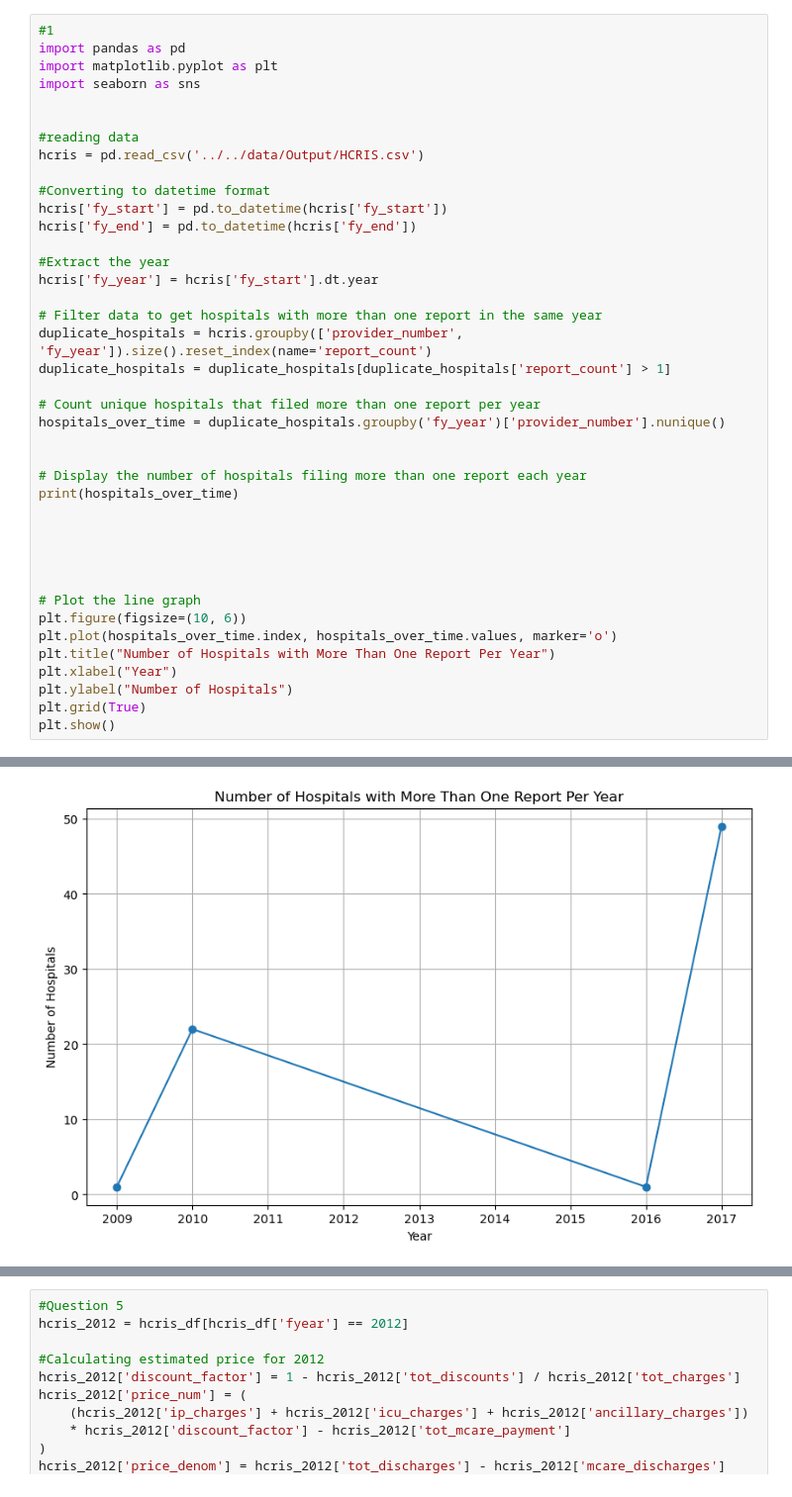
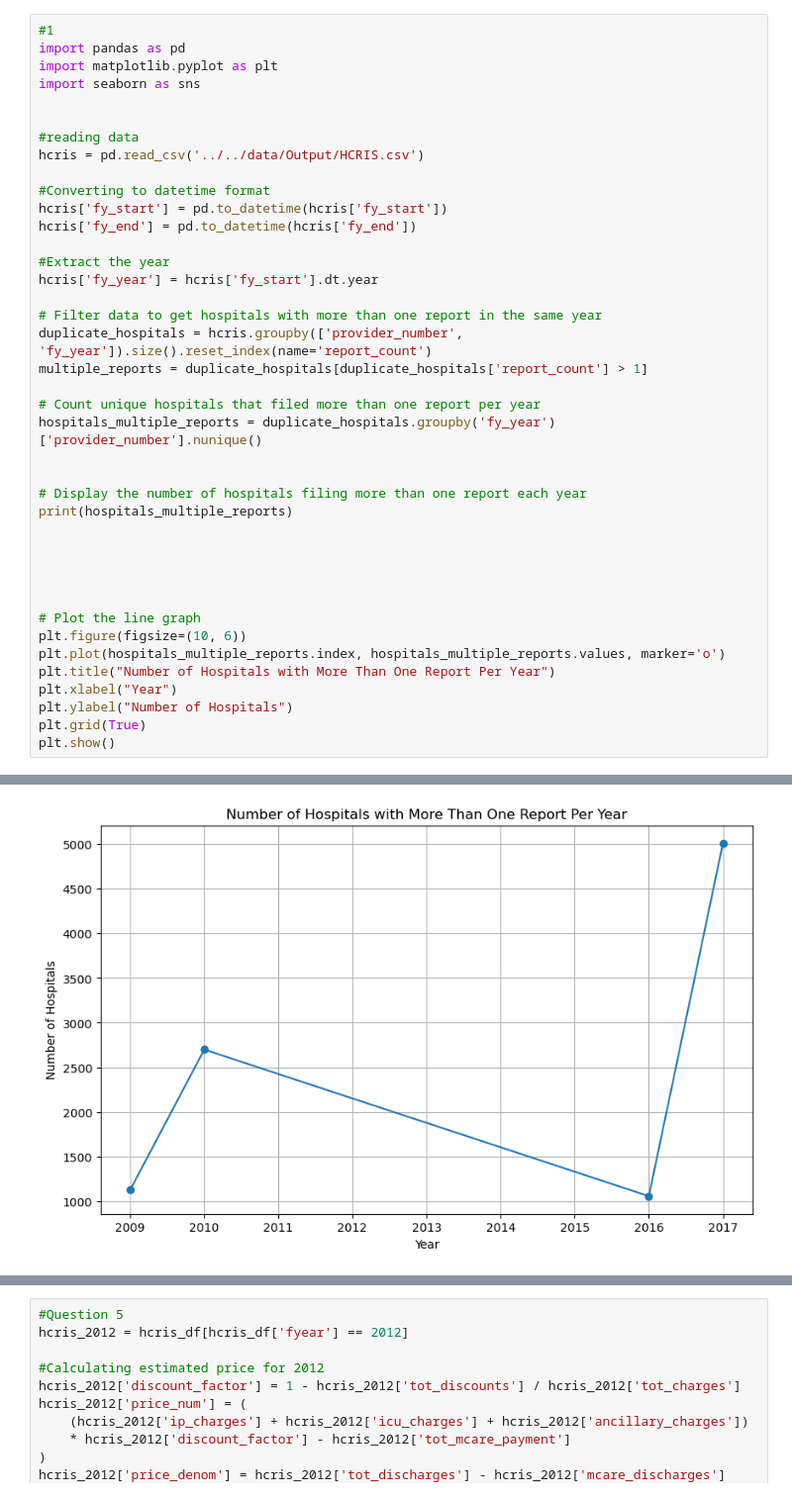
Before and after one commit to avanthp/Homework2-, a Jupyter notebook: Submission1/Analysis/Summarize_Data.ipynb, the cells around one changed output, grey strips where cells are left out. Shown at 99% size. Drawn from its saved outputs; the diff is of its cells as text.

```diff
--- a/Submission1/Analysis/Summarize_Data.ipynb
+++ b/Submission1/Analysis/Summarize_Data.ipynb
@@ -17,14 +17,14 @@ hcris['fy_year'] = hcris['fy_start'].dt.year
 
 # Filter data to get hospitals with more than one report in the same year
 duplicate_hospitals = hcris.groupby(['provider_number', 'fy_year']).size().reset_index(name='report_count')
-duplicate_hospitals = duplicate_hospitals[duplicate_hospitals['report_count'] > 1]
+multiple_reports = duplicate_hospitals[duplicate_hospitals['report_count'] > 1]
 
 # Count unique hospitals that filed more than one report per year
-hospitals_over_time = duplicate_hospitals.groupby('fy_year')['provider_number'].nunique()
+hospitals_multiple_reports = duplicate_hospitals.groupby('fy_year')['provider_number'].nunique()
 
 
 # Display the number of hospitals filing more than one report each year
-print(hospitals_over_time)
+print(hospitals_multiple_reports)
 
 
 
@@ -32,7 +32,7 @@ print(hospitals_over_time)
 
 # Plot the line graph
 plt.figure(figsize=(10, 6))
-plt.plot(hospitals_over_time.index, hospitals_over_time.values, marker='o')
+plt.plot(hospitals_multiple_reports.index, hospitals_multiple_reports.values, marker='o')
 plt.title("Number of Hospitals with More Than One Report Per Year")
 plt.xlabel("Year")
 plt.ylabel("Number of Hospitals")
@@ -47,5 +47,5 @@ fy_year
 Name: provider_number, dtype: int64
-[figure, old version]
+[figure, new version]
 # %%
 #Question 2
 
```
Also changed, not shown: parts of 4 cells of this notebook, 3 other files.
